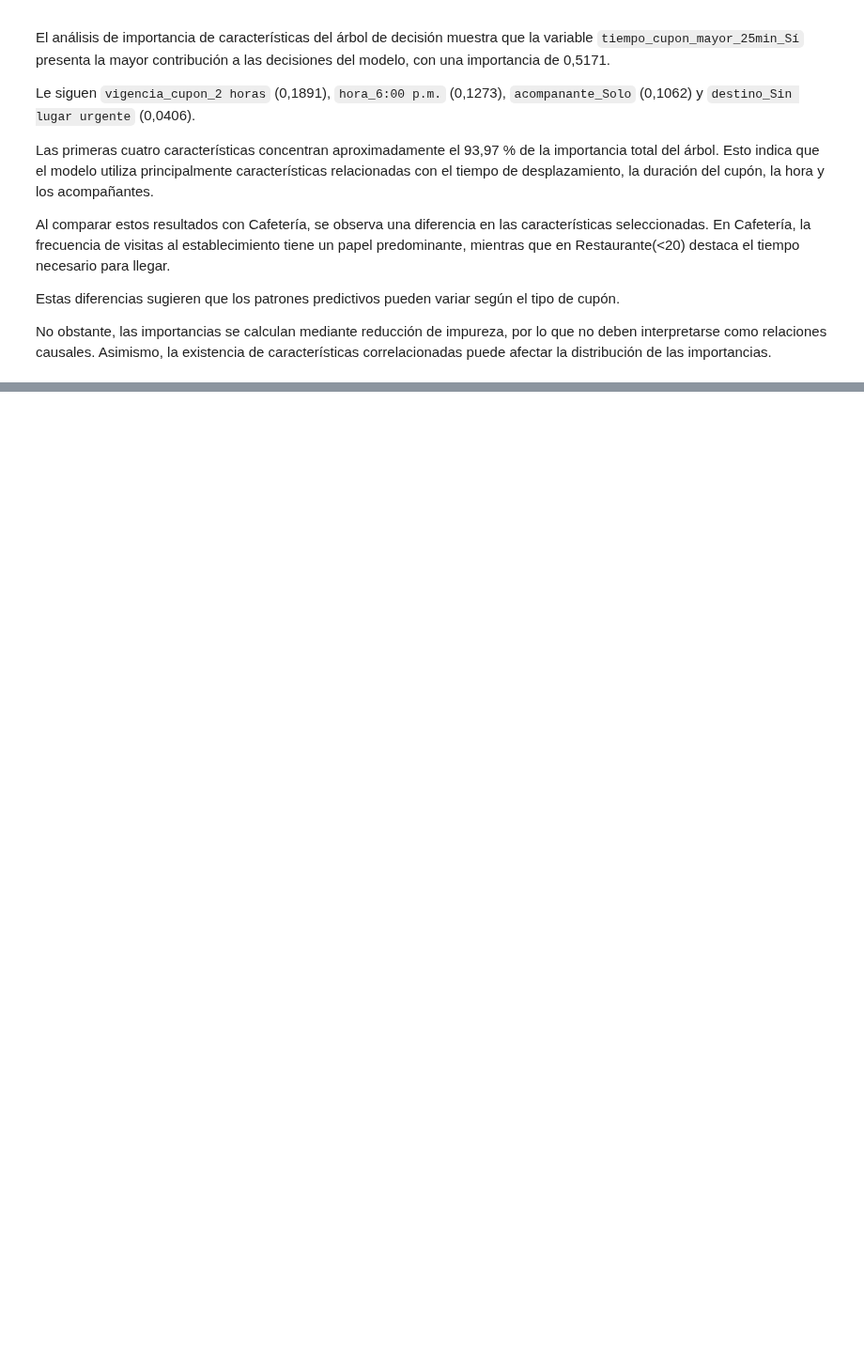
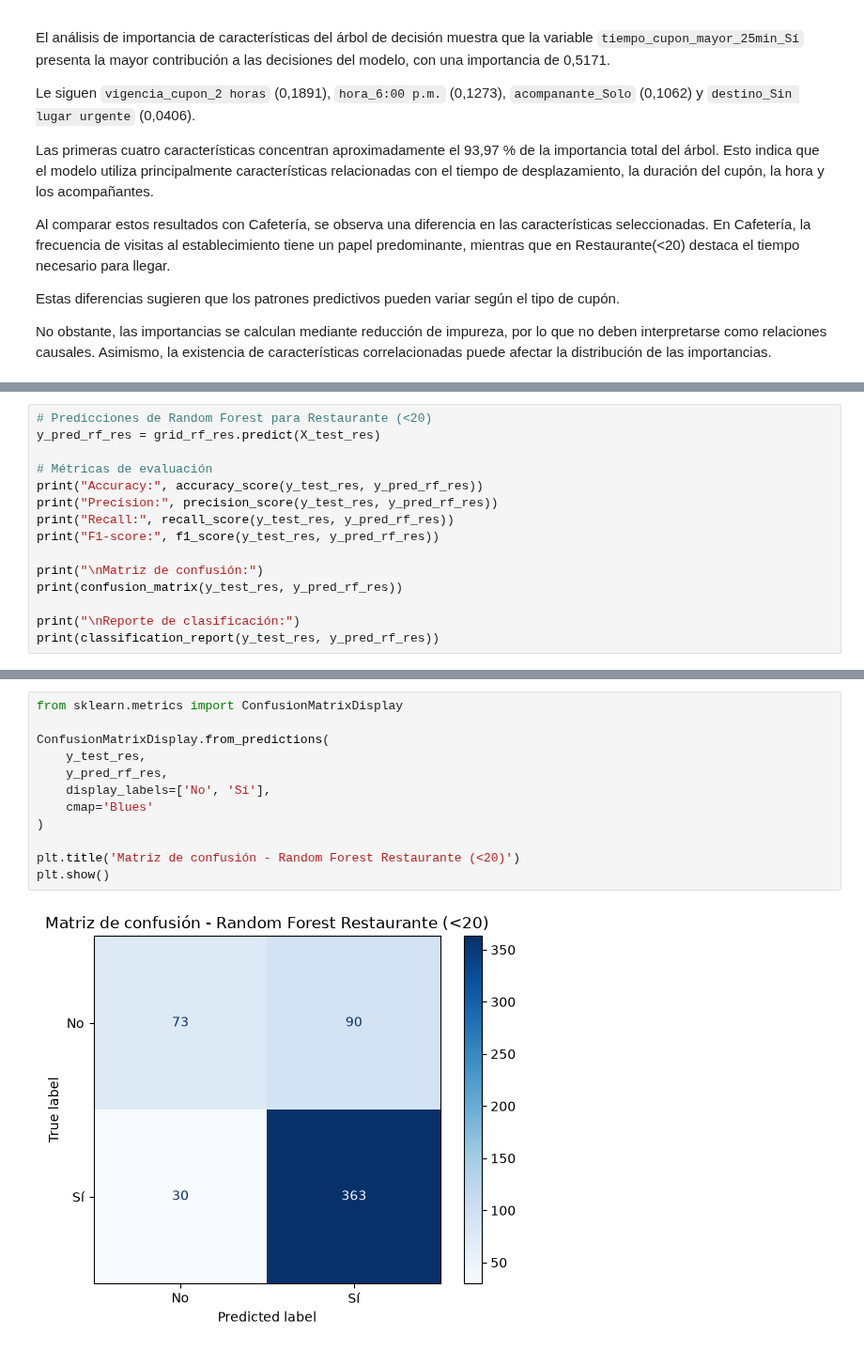
Before and after one commit to lauraS191/MaterialDeClase-ISIS-2611, a Jupyter notebook: 202620/Laboratorios/L3/Laboratorio3-Punto4.ipynb, the cells around one changed output, grey strips where cells are left out. Shown at 94% size. Drawn from its saved outputs; the diff is of its cells as text; blank space fills up the shorter version.

```diff
--- a/202620/Laboratorios/L3/Laboratorio3-Punto4.ipynb
+++ b/202620/Laboratorios/L3/Laboratorio3-Punto4.ipynb
@@ -1831,0 +2073,15 @@ No obstante, las importancias se calculan mediante reducción de impureza, por l
+# %%
+# Predicciones de Random Forest para Restaurante (<20)
+y_pred_rf_res = grid_rf_res.predict(X_test_res)
+
+# Métricas de evaluación
+print("Accuracy:", accuracy_score(y_test_res, y_pred_rf_res))
+print("Precision:", precision_score(y_test_res, y_pred_rf_res))
+print("Recall:", recall_score(y_test_res, y_pred_rf_res))
+print("F1-score:", f1_score(y_test_res, y_pred_rf_res))
+
+print("\nMatriz de confusión:")
+print(confusion_matrix(y_test_res, y_pred_rf_res))
+
+print("\nReporte de clasificación:")
+print(classification_report(y_test_res, y_pred_rf_res))
@@ -1831,0 +2131,14 @@ No obstante, las importancias se calculan mediante reducción de impureza, por l
+# %%
+from sklearn.metrics import ConfusionMatrixDisplay
+
+ConfusionMatrixDisplay.from_predictions(
+    y_test_res,
+    y_pred_rf_res,
+    display_labels=['No', 'Sí'],
+    cmap='Blues'
+)
+
+plt.title('Matriz de confusión - Random Forest Restaurante (<20)')
+plt.show()
+# %% [output]
+[figure, added]
```
Also changed, not shown: parts of 41 cells of this notebook, 1 other file.
